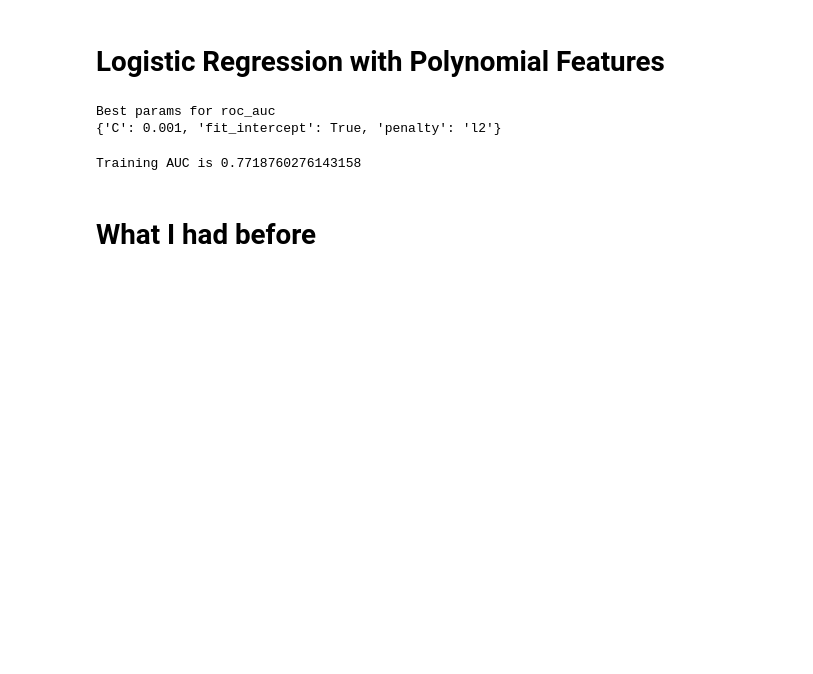
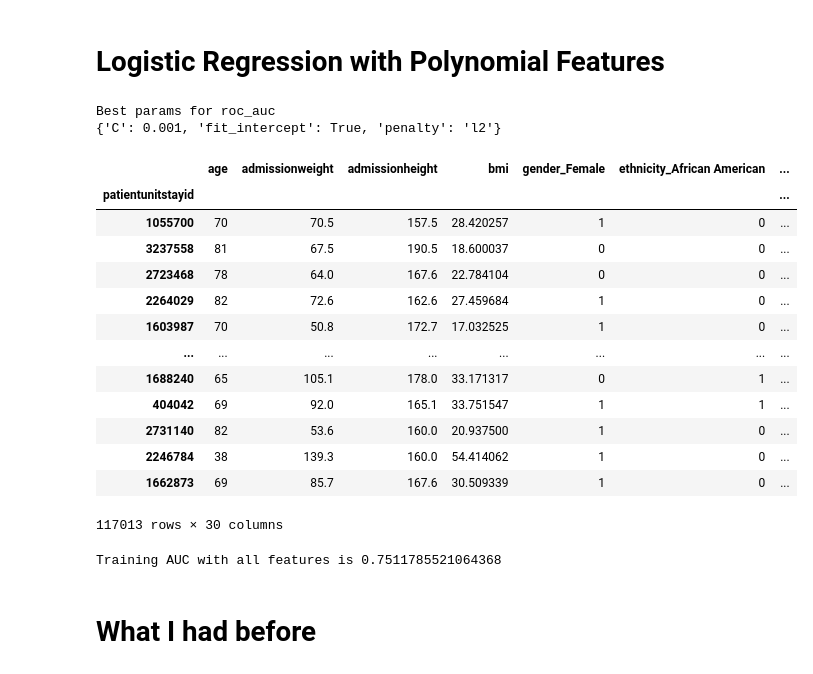
Before and after one commit to horwitzr/ViTalErt, a Jupyter notebook: notebooks/logisticRegr_model_w_polyfeatures.ipynb, the cells around one changed output. Saved outputs shown, nothing was run; the diff lists cells and outputs as text; code cells hidden in the pictures; blank space fills up the shorter version.

```diff
--- a/notebooks/logisticRegr_model_w_polyfeatures.ipynb
+++ b/notebooks/logisticRegr_model_w_polyfeatures.ipynb
@@ -147,4 +145,21 @@ grid_search_clf_rocauc = grid_search_wrapper(clf, X_train_poly, y_train, 'roc_au
 # %% [output]
 Best params for roc_auc
 {'C': 0.001, 'fit_intercept': True, 'penalty': 'l2'}
+# %%
+X_train
+# %% [output]
+|  | age | admissionweight | admissionheight | bmi | gender_Female | ethnicity_African American | ... |
+| patientunitstayid |  |  |  |  |  |  | ... |
+| 1055700 | 70 | 70.5 | 157.5 | 28.420257 | 1 | 0 | ... |
+| 3237558 | 81 | 67.5 | 190.5 | 18.600037 | 0 | 0 | ... |
+| 2723468 | 78 | 64.0 | 167.6 | 22.784104 | 0 | 0 | ... |
+| 2264029 | 82 | 72.6 | 162.6 | 27.459684 | 1 | 0 | ... |
+| 1603987 | 70 | 50.8 | 172.7 | 17.032525 | 1 | 0 | ... |
+| ... | ... | ... | ... | ... | ... | ... | ... |
+| 1688240 | 65 | 105.1 | 178.0 | 33.171317 | 0 | 1 | ... |
+| 404042 | 69 | 92.0 | 165.1 | 33.751547 | 1 | 1 | ... |
+| 2731140 | 82 | 53.6 | 160.0 | 20.937500 | 1 | 0 | ... |
+| 2246784 | 38 | 139.3 | 160.0 | 54.414062 | 1 | 0 | ... |
+| 1662873 | 69 | 85.7 | 167.6 | 30.509339 | 1 | 0 | ... |
+117013 rows × 30 columns
 # %%
@@ -152,9 +168,9 @@ clf_w_best_params = LogisticRegression(C=0.001, fit_intercept=True, penalty='l2'
 # %%
 y_train_pred = clf_w_best_params.fit(X_train_poly, y_train)
 y_train_probs = clf_w_best_params.predict_proba(X_train_poly)[:,1]
-print('Training AUC is ' + str(roc_auc_score(y_train, y_train_probs)))
+print('Training AUC with all features is ' + str(roc_auc_score(y_train, y_train_probs)))
 # %% [output]
-Training AUC is 0.7718760276143158
+Training AUC with all features is 0.7511785521064368
 # %% [markdown]
 # What I had before
 # %%
```
Also changed, not shown: parts of 16 cells of this notebook, 1 other file.
